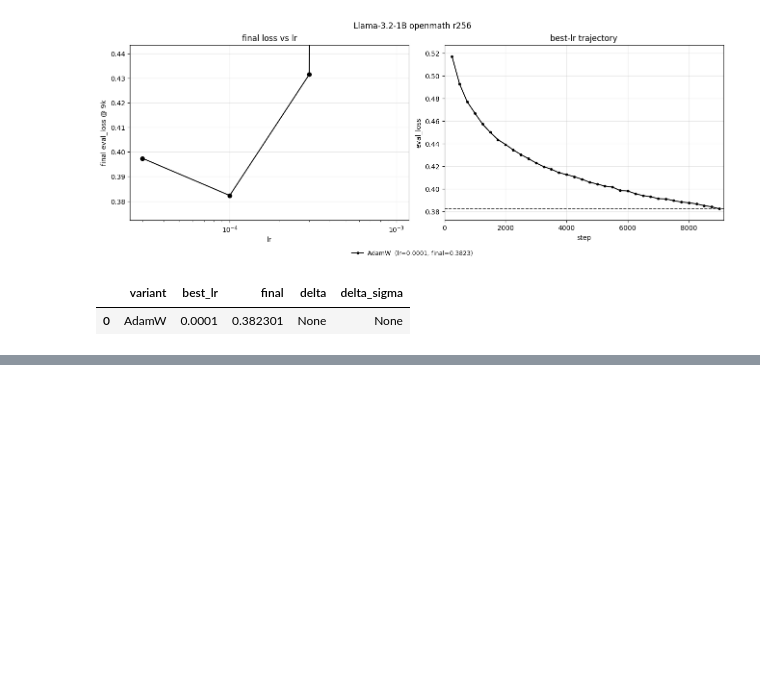
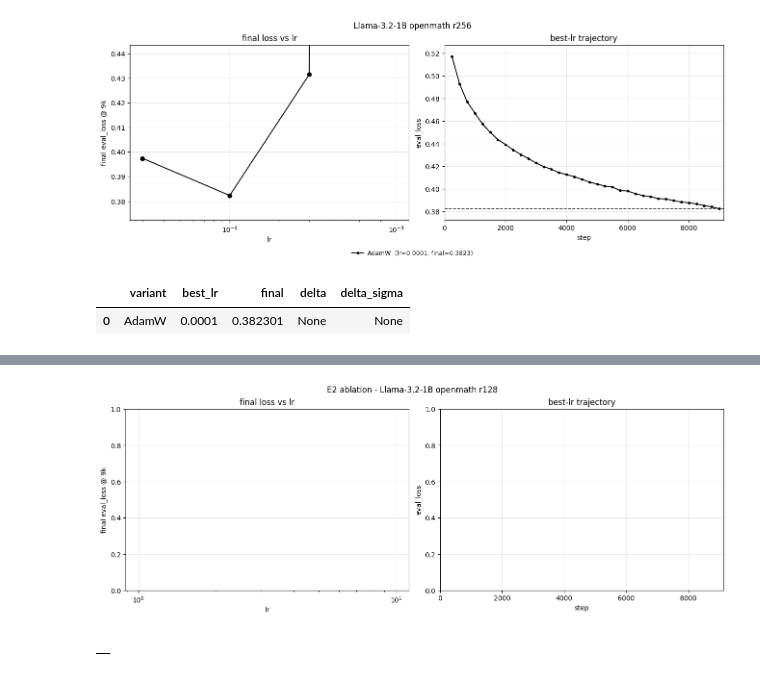
Before and after one commit to nikhilgsh/lora-optimizers, a Jupyter notebook: paper/kl_diag_paper_plots.ipynb, the cells around one changed output, grey strips where cells are left out. Saved outputs shown, nothing was run; the diff lists cells and outputs as text; code cells hidden in the pictures; blank space fills up the shorter version.

```diff
--- a/paper/paper_plots.ipynb
+++ b/paper/kl_diag_paper_plots.ipynb
@@ -157,0 +192,5 @@ panel('Llama-3.2-1B openmath r256', 'meta-llama/Llama-3.2-1B', 'openmath', 256)
+# %%
+ablation_panel(128)
+# %% [output]
+[figure, added]
+|  |
```
Also changed, not shown: parts of 12 cells of this notebook, 1 other file.
